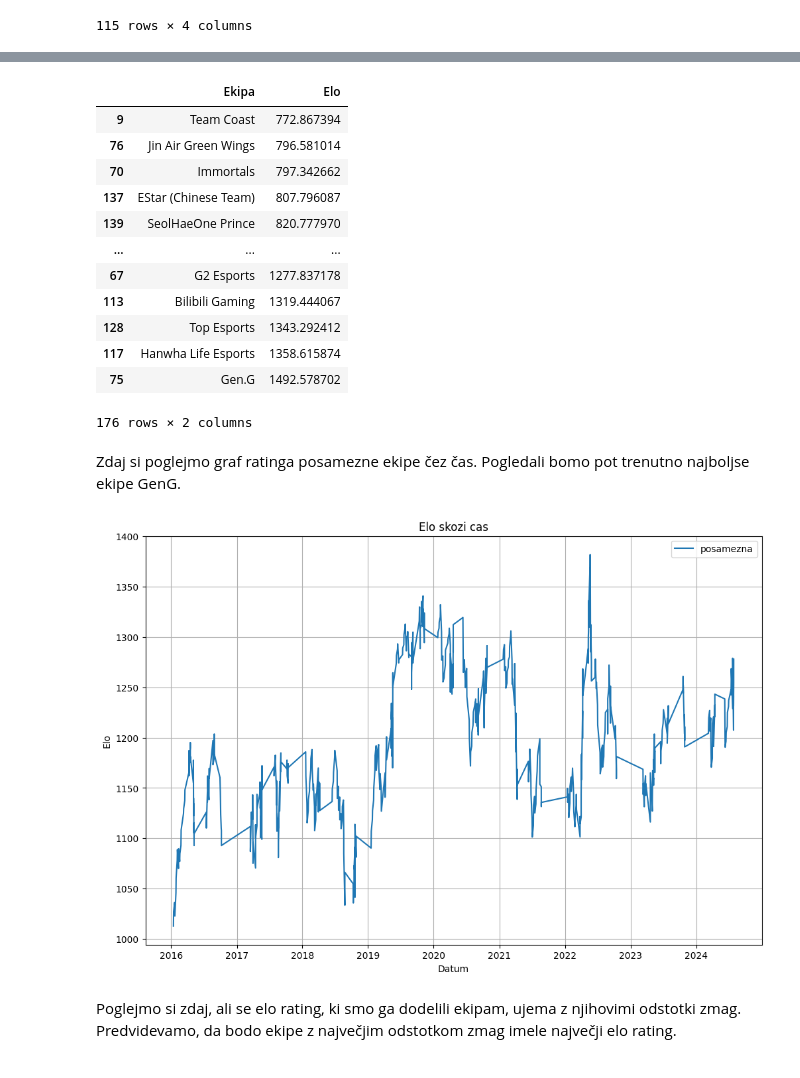
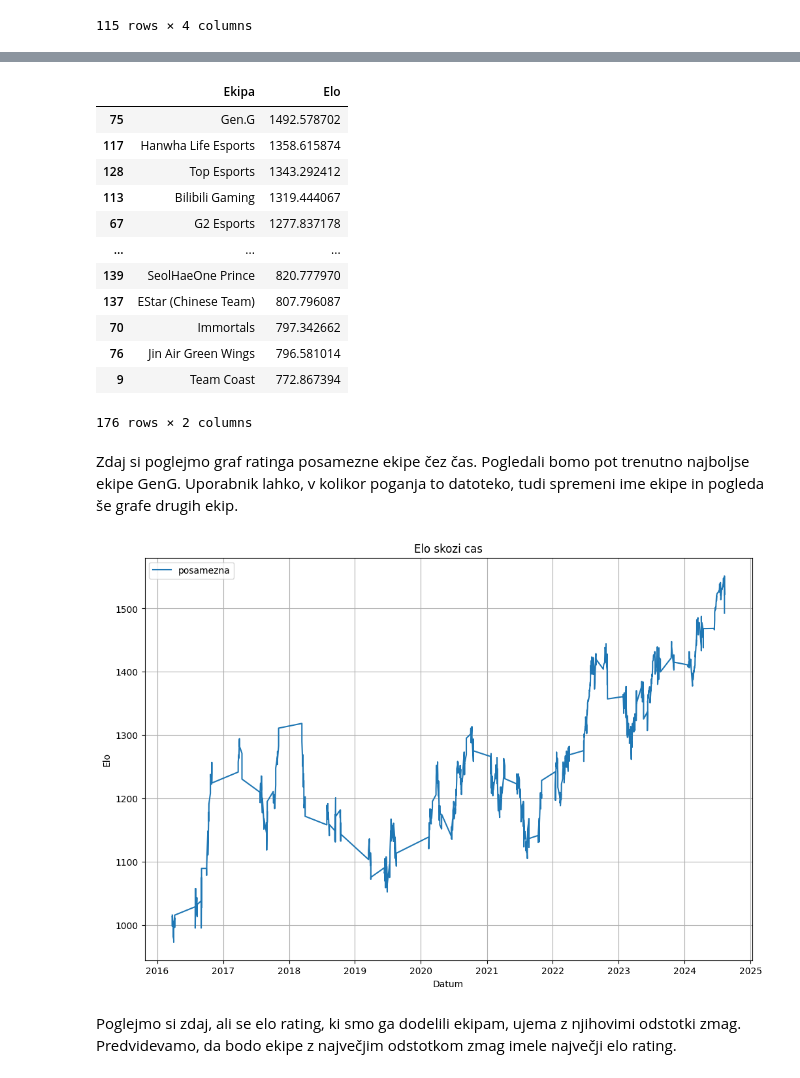
Before and after one commit to matijaderganc/League-of-Legends-Esports-Analysis, a Jupyter notebook: analiza.ipynb, the cells around one changed output, grey strips where cells are left out. Cells and saved outputs as stored; diff of their text form; code cells hidden in the pictures.

```diff
--- a/analiza.ipynb
+++ b/analiza.ipynb
@@ -108,44 +115,44 @@ zgodovina_data = zgodovina_data.sort_values(by='Datum')
 elo_ratings_data = pd.DataFrame(elo_ratings.items(), columns=['Ekipa', 'Elo'])
 pd.set_option("display.max_rows", 10)
 
-elo_ratings_data = elo_ratings_data.sort_values('Elo')
+elo_ratings_data = elo_ratings_data.sort_values('Elo', ascending=False)
 elo_ratings_data
 # %% [output]
 |  | Ekipa | Elo |
+| 75 | Gen.G | 1492.578702 |
+| 117 | Hanwha Life Esports | 1358.615874 |
+| 128 | Top Esports | 1343.292412 |
+| 113 | Bilibili Gaming | 1319.444067 |
+| 67 | G2 Esports | 1277.837178 |
+| ... | ... | ... |
+| 139 | SeolHaeOne Prince | 820.777970 |
+| 137 | EStar (Chinese Team) | 807.796087 |
+| 70 | Immortals | 797.342662 |
+| 76 | Jin Air Green Wings | 796.581014 |
 | 9 | Team Coast | 772.867394 |
-| 76 | Jin Air Green Wings | 796.581014 |
-| 70 | Immortals | 797.342662 |
-| 137 | EStar (Chinese Team) | 807.796087 |
-| 139 | SeolHaeOne Prince | 820.777970 |
-| ... | ... | ... |
-| 67 | G2 Esports | 1277.837178 |
-| 113 | Bilibili Gaming | 1319.444067 |
-| 128 | Top Esports | 1343.292412 |
-| 117 | Hanwha Life Esports | 1358.615874 |
-| 75 | Gen.G | 1492.578702 |
 176 rows × 2 columns
 # %% [markdown]
-Zdaj si poglejmo graf ratinga posamezne ekipe čez čas. Pogledali bomo pot trenutno najboljse ekipe GenG.
+Zdaj si poglejmo graf ratinga posamezne ekipe čez čas. Pogledali bomo pot trenutno najboljse ekipe GenG. Uporabnik lahko, v kolikor poganja to datoteko, tudi spremeni ime ekipe in pogleda še grafe drugih ekip.
 # %%
 import matplotlib.dates as mdates
 def posamezna_ekipa(ime):   #funkcija izriše graf ela skozi čas za poljubno ekipo
     posamezna_zgodovina = zgodovina_data[zgodovina_data['Ekipa'] == f'{ime}']
     plt.figure(figsize=(12, 8))
     plt.plot(posamezna_zgodovina['Datum'], posamezna_zgodovina['Elo'], label='posamezna')
 
     plt.gca().xaxis.set_major_formatter(mdates.DateFormatter('%Y'))  #graf je najprej na x osi vse datume označil posebej, kar je vodilo do nepreglednosti
     plt.gca().xaxis.set_major_locator(mdates.YearLocator())
 
 
     plt.xlabel('Datum')
     plt.ylabel('Elo')
     plt.title('Elo skozi cas')
     plt.legend()
     plt.grid(True)
     plt.show()
-posamezna_ekipa('G2 Esports')
+posamezna_ekipa('Gen.G')
 # %% [output]
-[figure, old version]
+[figure, new version]
 # %% [markdown]
 Poglejmo si zdaj, ali se elo rating, ki smo ga dodelili ekipam, ujema z njihovimi odstotki zmag. Predvidevamo, da bodo ekipe z največjim odstotkom zmag imele največji elo rating.
 # %%
```
Also changed, not shown: parts of 19 cells of this notebook.
